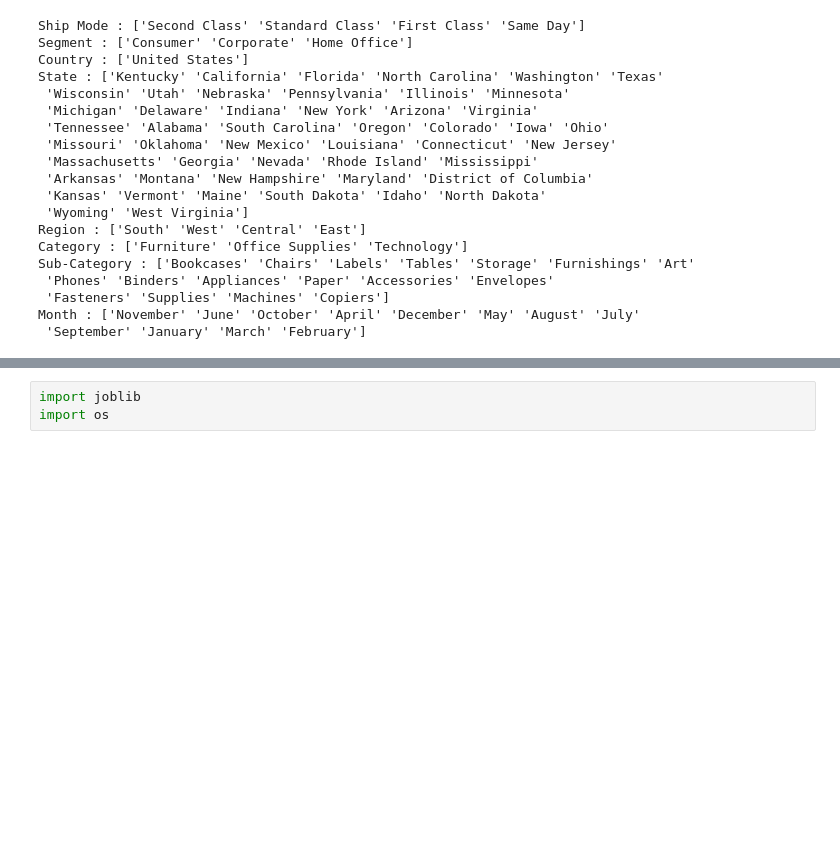
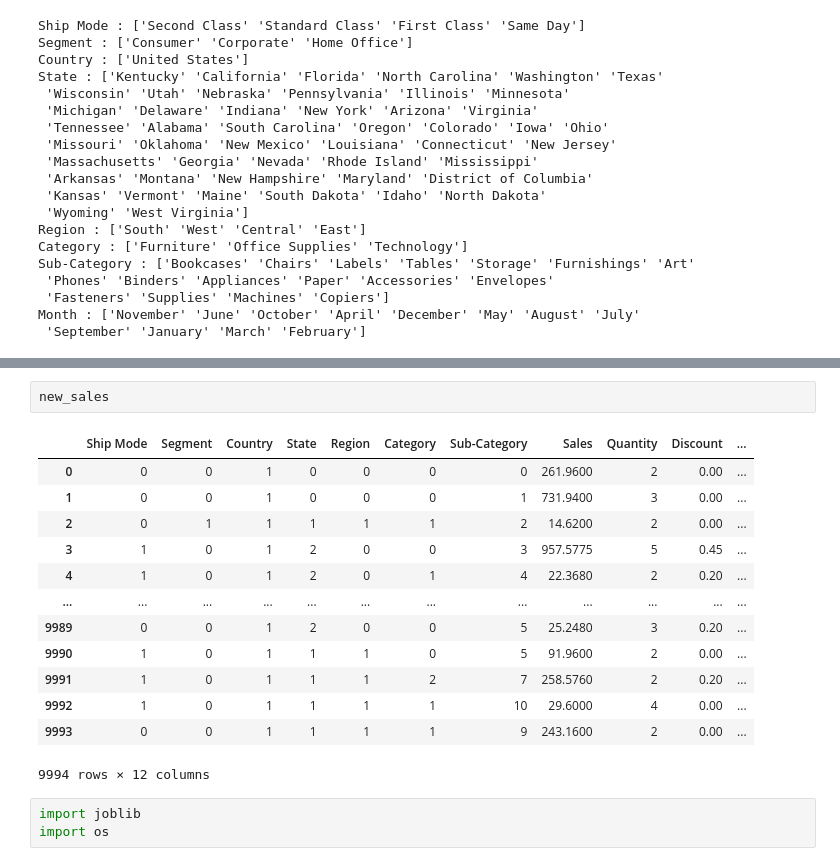
Before and after one commit to samietex/Streamlit_Tutorial, a Jupyter notebook: SuperStore/sales.ipynb, the cells around one changed output, grey strips where cells are left out. Drawn from its saved outputs; the diff is of its cells as text; blank space fills up the shorter version.

```diff
--- a/SuperStore/sales.ipynb
+++ b/SuperStore/sales.ipynb
@@ -143,3 +173,19 @@ Month : ['November' 'June' 'October' 'April' 'December' 'May' 'August' 'July'
+# %%
+new_sales
+# %% [output]
+|  | Ship Mode | Segment | Country | State | Region | Category | Sub-Category | Sales | Quantity | Discount | ... |
+| 0 | 0 | 0 | 1 | 0 | 0 | 0 | 0 | 261.9600 | 2 | 0.00 | ... |
+| 1 | 0 | 0 | 1 | 0 | 0 | 0 | 1 | 731.9400 | 3 | 0.00 | ... |
+| 2 | 0 | 1 | 1 | 1 | 1 | 1 | 2 | 14.6200 | 2 | 0.00 | ... |
+| 3 | 1 | 0 | 1 | 2 | 0 | 0 | 3 | 957.5775 | 5 | 0.45 | ... |
+| 4 | 1 | 0 | 1 | 2 | 0 | 1 | 4 | 22.3680 | 2 | 0.20 | ... |
+| ... | ... | ... | ... | ... | ... | ... | ... | ... | ... | ... | ... |
+| 9989 | 0 | 0 | 1 | 2 | 0 | 0 | 5 | 25.2480 | 3 | 0.20 | ... |
+| 9990 | 1 | 0 | 1 | 1 | 1 | 0 | 5 | 91.9600 | 2 | 0.00 | ... |
+| 9991 | 1 | 0 | 1 | 1 | 1 | 2 | 7 | 258.5760 | 2 | 0.20 | ... |
+| 9992 | 1 | 0 | 1 | 1 | 1 | 1 | 10 | 29.6000 | 4 | 0.00 | ... |
+| 9993 | 0 | 0 | 1 | 1 | 1 | 1 | 9 | 243.1600 | 2 | 0.00 | ... |
+9994 rows × 12 columns
 # %%
 import joblib
 import os
```
Also changed, not shown: parts of 7 cells of this notebook, 4 other files.
